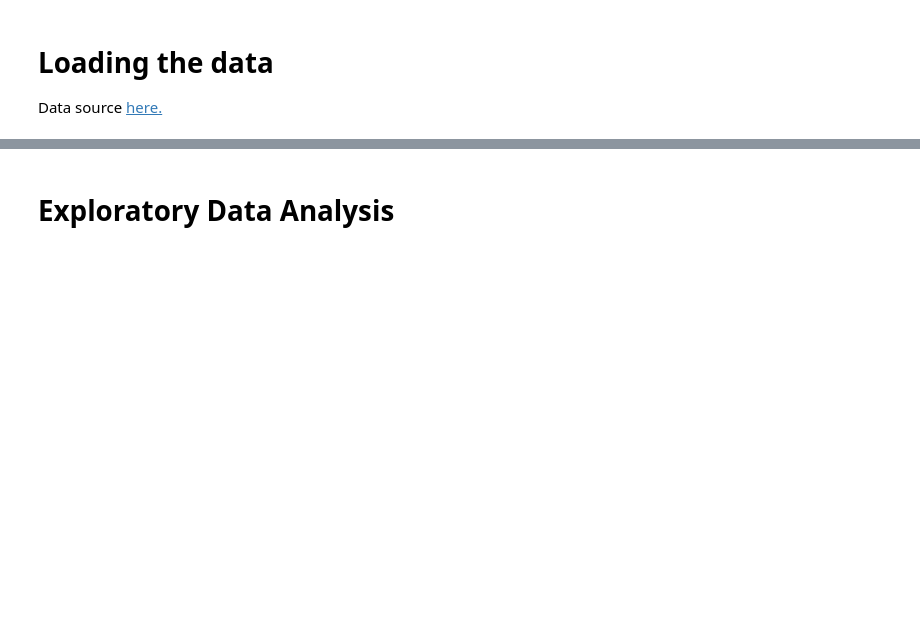
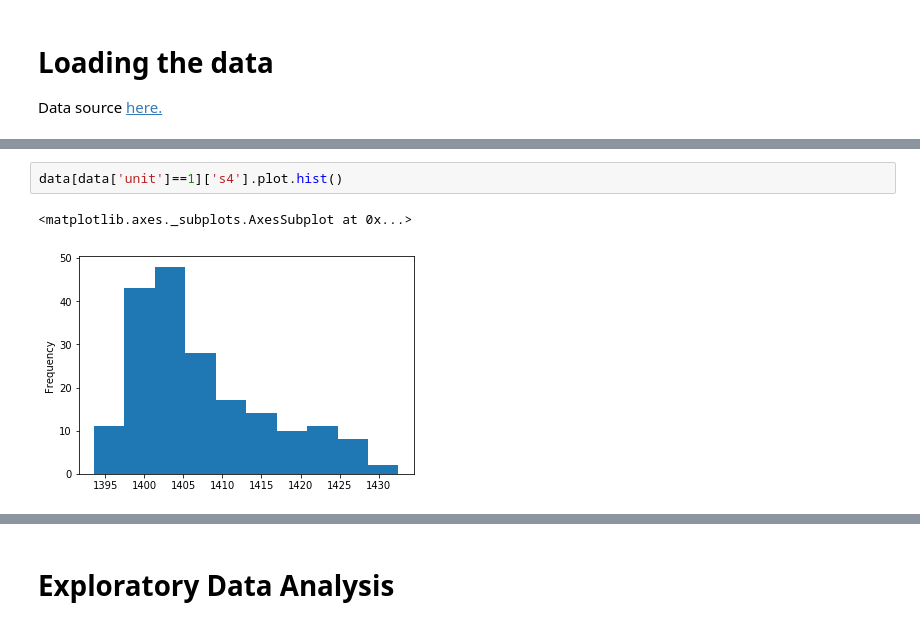
Before and after one commit to tayciryahmed/predictive-maintenance, a Jupyter notebook: predictive_maintenance_starting_kit.ipynb, the cells around one changed output, grey strips where cells are left out. Saved outputs shown, nothing was run; the diff lists cells and outputs as text; blank space fills up the shorter version.

```diff
--- a/predictive_maintenance_starting_kit.ipynb
+++ b/predictive_maintenance_starting_kit.ipynb
@@ -69,0 +127,5 @@ test.head()
+# %%
+data[data['unit']==1]['s4'].plot.hist()
+# %% [output]
+<matplotlib.axes._subplots.AxesSubplot at 0x...>
+[figure, added]
```
Also changed, not shown: parts of 16 cells of this notebook.
